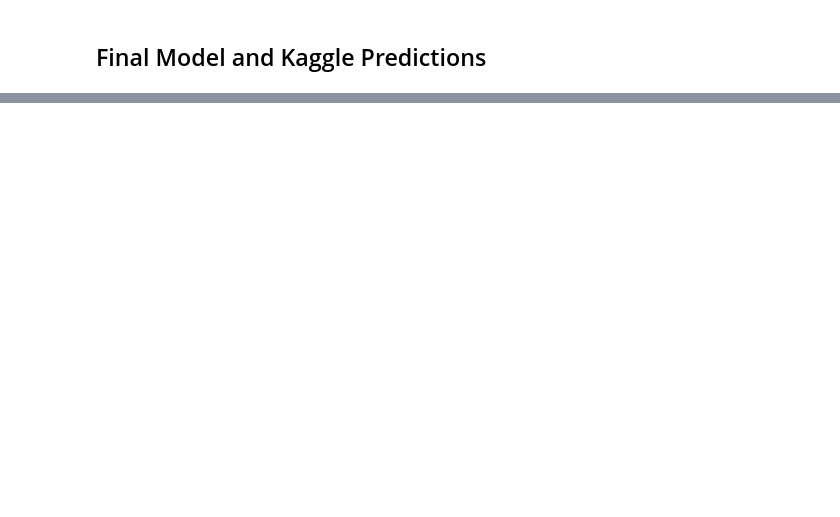
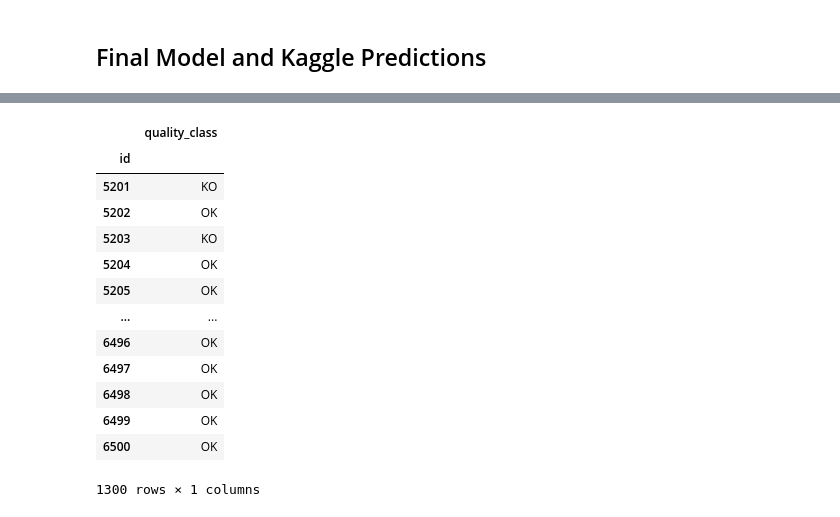
Before and after one commit to amdbsilva/machine-learning, a Jupyter notebook: ML17_NB9_FINAL.ipynb, the cells around one changed output, grey strips where cells are left out. Drawn from its saved outputs; the diff is of its cells as text; code cells hidden in the pictures; blank space fills up the shorter version.

```diff
--- a/ML17_NB9_FINAL.ipynb
+++ b/ML17_NB9_FINAL.ipynb
@@ -22 +91,35 @@
+# %%
+# change datatypes to save memory
+
+datatypes = {'baking_duration': 'int8', 'cooling_period': 'int8',
+             'egg_temperature': 'int16', 'egg_yolk_count': 'int8', 'final_temperature': 'int16',
+             'lemon_zest_ph': 'float16', 'origin': 'category', 'oven_temperature': 'int16',
+             #'preheating_time': 'int16',
+             'salt_ratio': 'float16', 'vanilla_extract': 'float16', 'sugar_content_log': 'float16'}
+train = train.astype(datatypes)
+predict = predict.astype(datatypes)
+target = target.astype('category')
+# %%
+# scale datasets
+origin_t = train['origin']
+origin_p = predict['origin']
+train = train.drop('origin', axis=1)
+predict = predict.drop('origin', axis=1)
+
+scaler = RobustScaler().fit(train)
+# train data
+train_scl = scaler.transform(train)
+train = pd.DataFrame(train_scl, columns = train.columns).set_index(train.index)
+
+# prediction data
+predict_scl = scaler.transform(predict)
+predict = pd.DataFrame(predict_scl, columns = predict.columns).set_index(predict.index)
+
+train['origin'] = origin_t
+predict['origin'] = origin_p
+# %%
+# encode categorical features and target
+train['origin'] = train['origin'].replace('porto', 0).replace('lisboa', 1)
+predict['origin'] = predict['origin'].replace('porto', 0).replace('lisboa', 1)
+target = target.replace('KO', 0).replace('OK', 1)
 # %% [markdown]
@@ -26,2 +127,4 @@
 # %%
 # fit the model
+model = RandomForestClassifier(class_weight='balanced')
+model.fit(train, target)
@@ -32,4 +156,22 @@
 # %%
 # predict the target for kaggle
+encoded = pd.DataFrame(model.predict(predict), index=predict.index, columns=['quality_class'])
+predictions = encoded.replace(0, 'KO').replace(1, 'OK')
+predictions
+# %% [output]
+|  | quality_class |
+| id |  |
+| 5201 | KO |
+| 5202 | OK |
+| 5203 | KO |
+| 5204 | OK |
+| 5205 | OK |
+| ... | ... |
+| 6496 | OK |
+| 6497 | OK |
+| 6498 | OK |
+| 6499 | OK |
+| 6500 | OK |
+1300 rows × 1 columns
 # %%
 # export kaggle predictions
```
Also changed, not shown: parts of 17 cells of this notebook, 1 other file.
